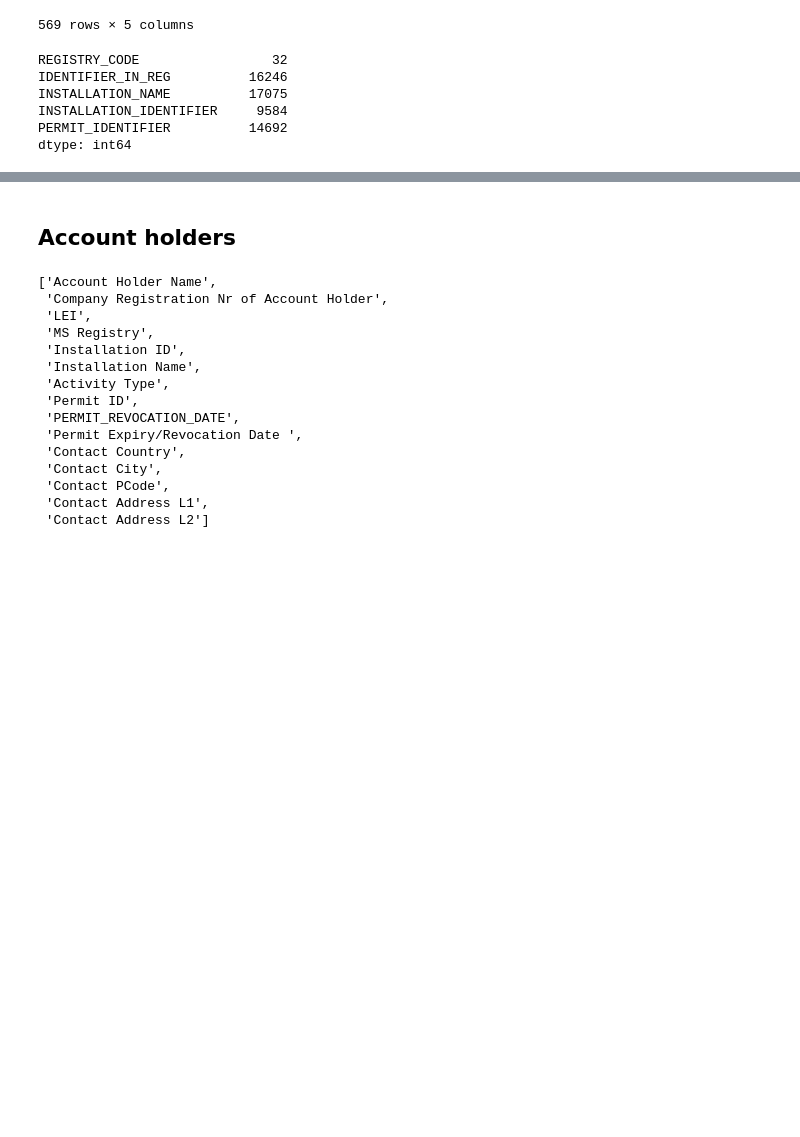
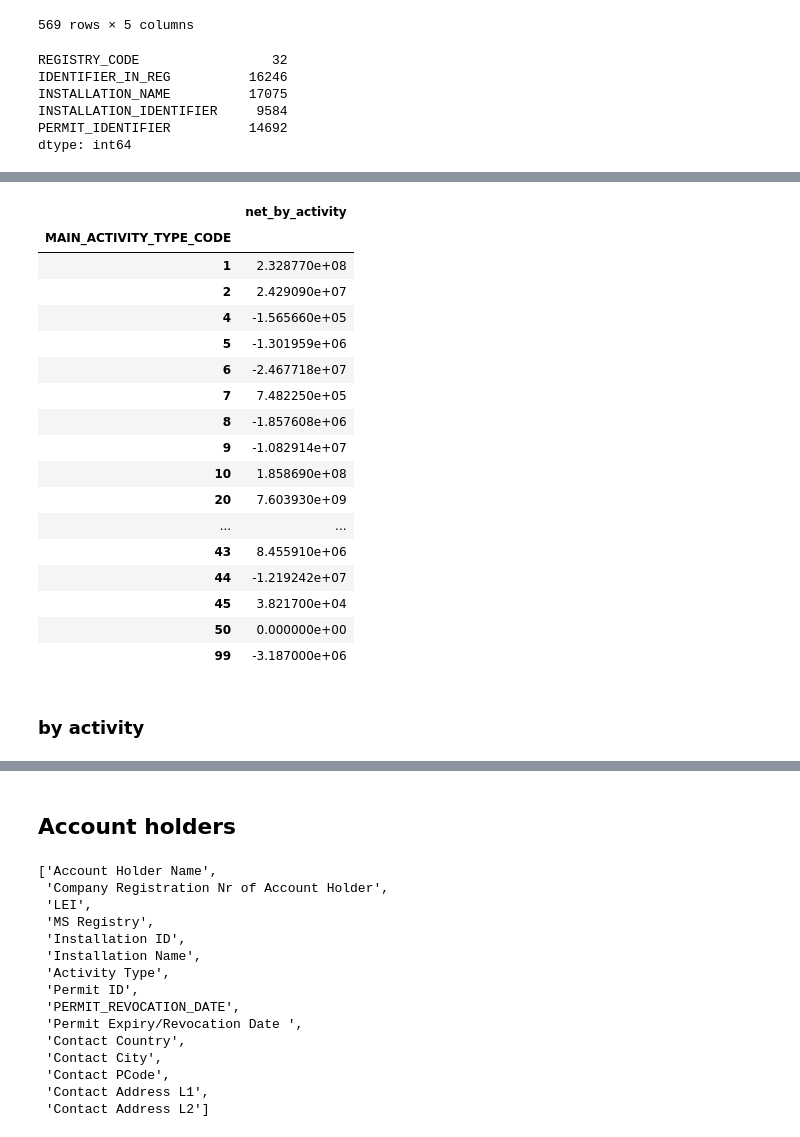
Before and after one commit to atr-tapia/ETS_repo, a Jupyter notebook: notebooks/union_registries_dfs.ipynb, the cells around one changed output, grey strips where cells are left out. Cells and saved outputs as stored; diff of their text form; code cells hidden in the pictures; blank space fills up the shorter version.

```diff
--- a/notebooks/union_registries_dfs.ipynb
+++ b/notebooks/union_registries_dfs.ipynb
@@ -296,0 +363,23 @@ dtype: int64
+# %%
+df_vemiss.groupby('MAIN_ACTIVITY_TYPE_CODE').agg(net_by_activity = ('TOTAL_NET_POSITION', 'sum'))
+# %% [output]
+|  | net_by_activity |
+| MAIN_ACTIVITY_TYPE_CODE |  |
+| 1 | 2.328770e+08 |
+| 2 | 2.429090e+07 |
+| 4 | -1.565660e+05 |
+| 5 | -1.301959e+06 |
+| 6 | -2.467718e+07 |
+| 7 | 7.482250e+05 |
+| 8 | -1.857608e+06 |
+| 9 | -1.082914e+07 |
+| 10 | 1.858690e+08 |
+| 20 | 7.603930e+09 |
+| ... | ... |
+| 43 | 8.455910e+06 |
+| 44 | -1.219242e+07 |
+| 45 | 3.821700e+04 |
+| 50 | 0.000000e+00 |
+| 99 | -3.187000e+06 |
+# %% [markdown]
+### by activity
```
Also changed, not shown: parts of 10 cells of this notebook.
